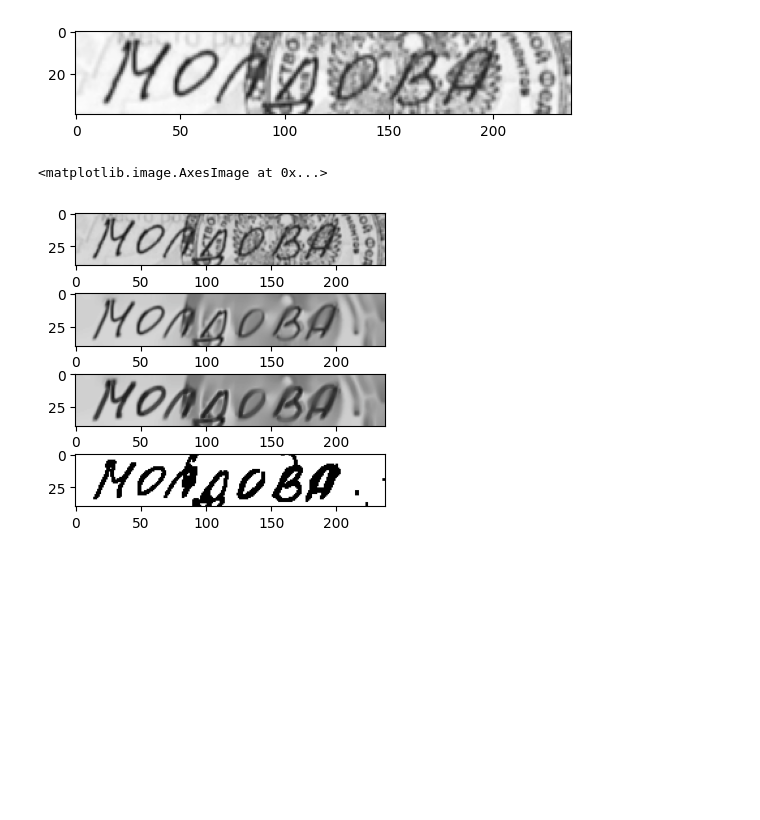
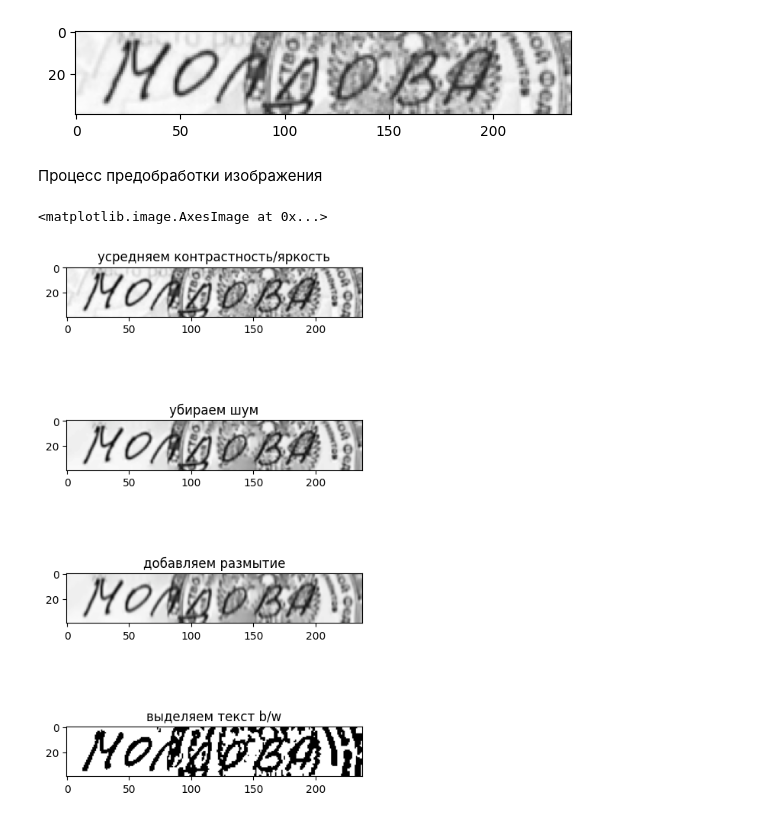
Before and after one commit to prcstak/service_text_recognition, a Jupyter notebook: notebooks/preprocess.ipynb, the cells around one changed output. Drawn from its saved outputs; the diff is of its cells as text; code cells hidden in the pictures; blank space fills up the shorter version.

```diff
--- a/notebooks/preprocess.ipynb
+++ b/notebooks/preprocess.ipynb
@@ -14,31 +15,36 @@ plt.imshow(default_img)
 # %% [output]
 <matplotlib.image.AxesImage at 0x...>
 [figure]
+# %% [markdown]
+Процесс предобработки изображения
 # %%
-fig = plt.figure(figsize=(4, 4))
+fig = plt.figure(figsize=(5, 10))
 rows = 4
 columns = 1
 
-img = cv2.normalize(default_img, img, 20, 220, cv2.NORM_MINMAX)
+img = cv2.normalize(default_img, default_img, 0, 255, cv2.NORM_MINMAX)
 fig.add_subplot(rows, columns, 1)
+plt.title('усредняем контрастность/яркость')
 plt.imshow(img)
 
-img = cv2.fastNlMeansDenoisingColored(img, img, 17, 17, 7, 10)
-img = cv2.fastNlMeansDenoisingColored(img, img, 10, 10, 7, 10)
+#img = cv2.fastNlMeansDenoisingColored(img, img, 17, 17, 7, 10)
+img = cv2.fastNlMeansDenoisingColored(img, img, 10, 10, 7, 15)
 fig.add_subplot(rows, columns, 2)
+plt.title('убираем шум')
 plt.imshow(img)
 
-kernel = np.ones((2,2),np.uint8)
-img = cv2.erode(img, kernel, iterations = 1)
+img = cv2.GaussianBlur(img, (1, 3), 0)
 fig.add_subplot(rows, columns, 3)
+plt.title('добавляем размытие')
 plt.imshow(img)
 
 res = cv2.cvtColor(img, cv2.COLOR_BGR2GRAY)
-res = cv2.normalize(res, res, 0, 1.0, cv2.NORM_MINMAX)
-res = cv2.threshold(res, 127, 255, cv2.THRESH_BINARY | cv2.THRESH_OTSU) [1]
+#res = cv2.threshold(res, 0, 255, cv2.THRESH_TOZERO | cv2.THRESH_OTSU) [1]
+res = cv2.adaptiveThreshold(res, 255, cv2.ADAPTIVE_THRESH_MEAN_C, cv2.THRESH_BINARY, 15, 4)
 res = cv2.cvtColor(res, cv2.COLOR_GRAY2BGR)
 fig.add_subplot(rows, columns, 4)
+plt.title('выделяем текст b/w')
 plt.imshow(res)
 # %% [output]
 <matplotlib.image.AxesImage at 0x...>
-[figure, old version]
+[figure, new version]
```
Also changed, not shown: parts of 3 cells of this notebook.
